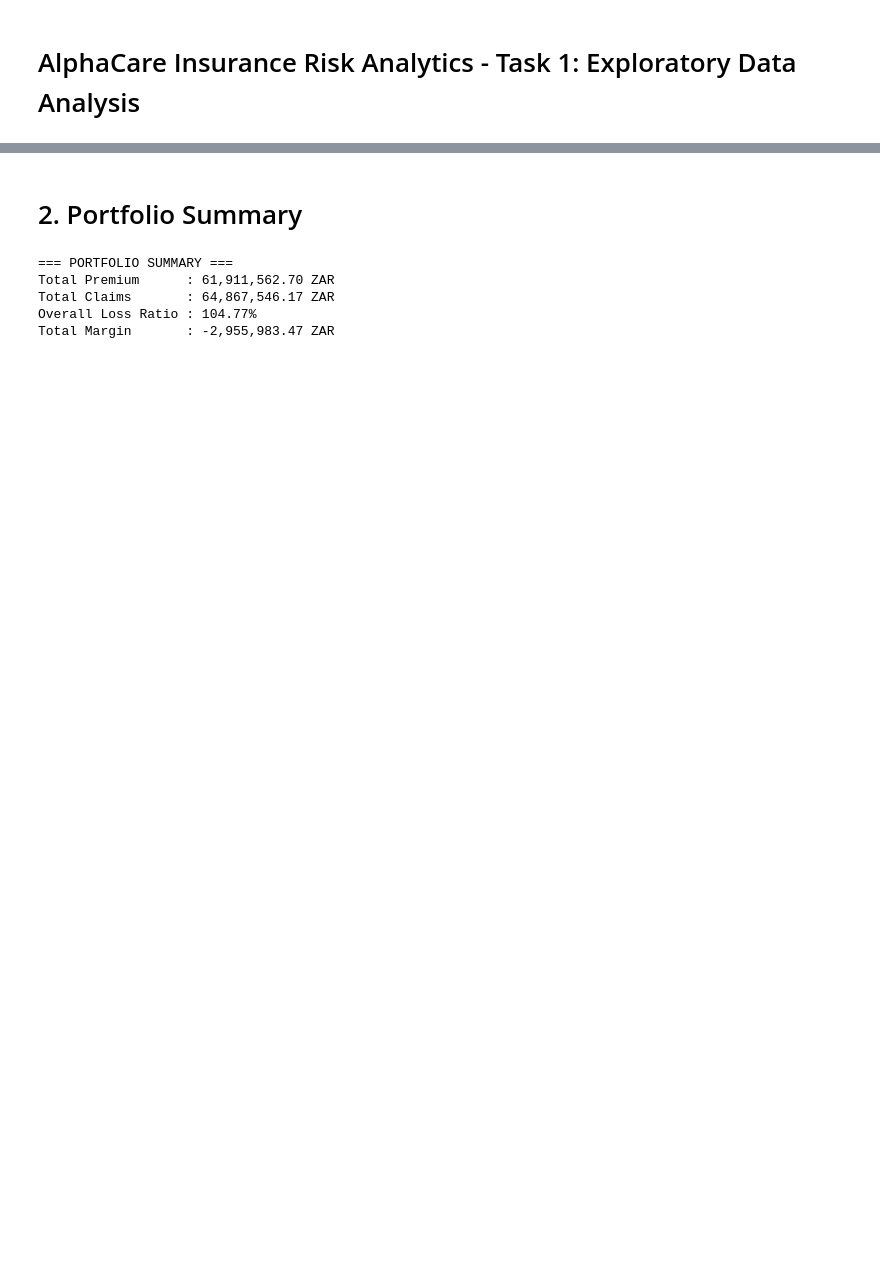
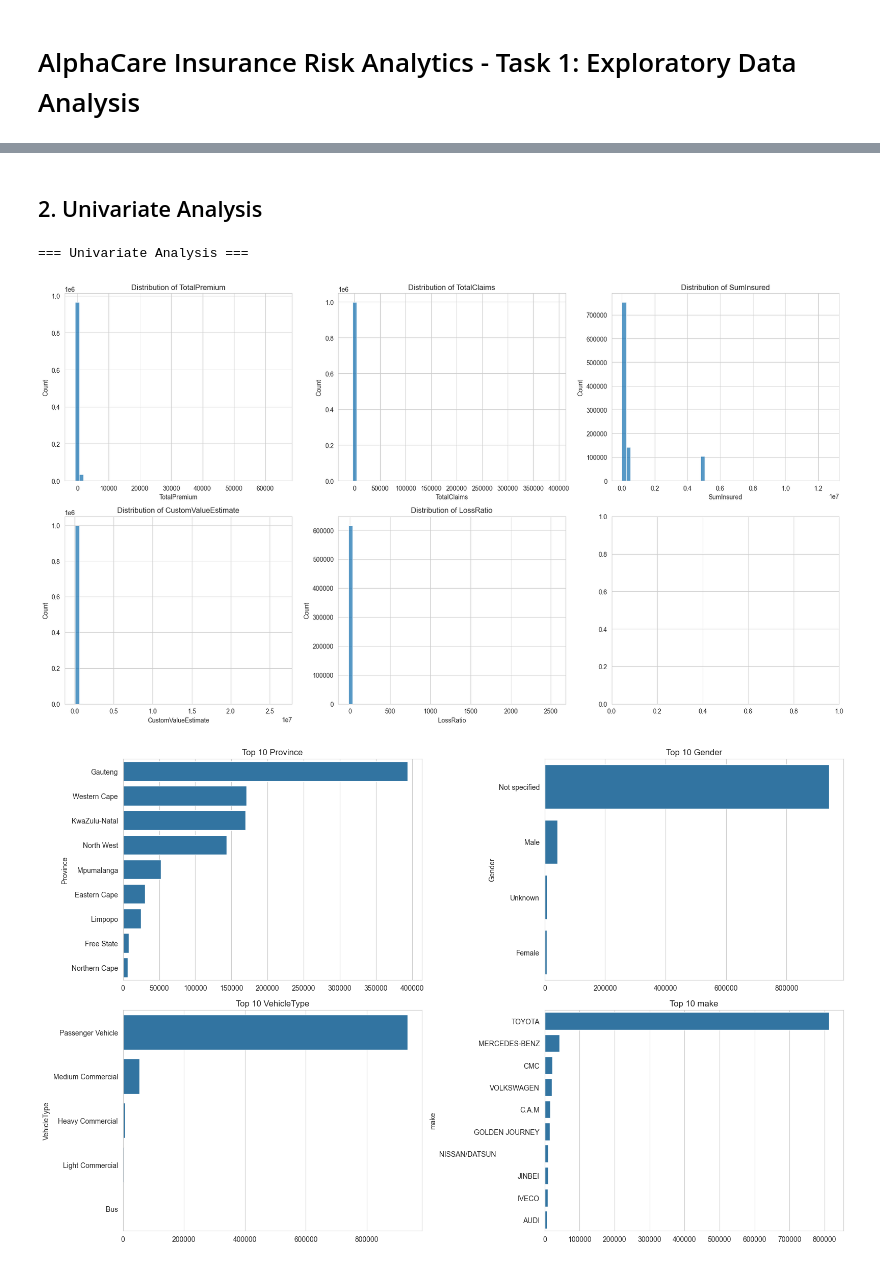
Before and after one commit to MasteryProgram/week-3-insurance-analytics, a Jupyter notebook: notebooks/01_eda.ipynb, the cells around one changed output, grey strips where cells are left out. Saved outputs shown, nothing was run; the diff lists cells and outputs as text; code cells hidden in the pictures; blank space fills up the shorter version.

```diff
--- a/notebooks/01_eda.ipynb
+++ b/notebooks/01_eda.ipynb
@@ -32,11 +71,9 @@ df = load_and_prepare_data()
 # %% [markdown]
-# 2. Portfolio Summary
+## 2. Univariate Analysis
 # %%
-overall_loss_ratio = portfolio_summary(df)
+univariate_analysis(df)
 # %% [output]
-=== PORTFOLIO SUMMARY ===
-Total Premium      : 61,911,562.70 ZAR
-Total Claims       : 64,867,546.17 ZAR
-Overall Loss Ratio : 104.77%
-Total Margin       : -2,955,983.47 ZAR
+=== Univariate Analysis ===
+[figure, added]
+[figure, added]
 # %% [markdown]
```
Also changed, not shown: parts of 25 cells of this notebook, 7 other files.
